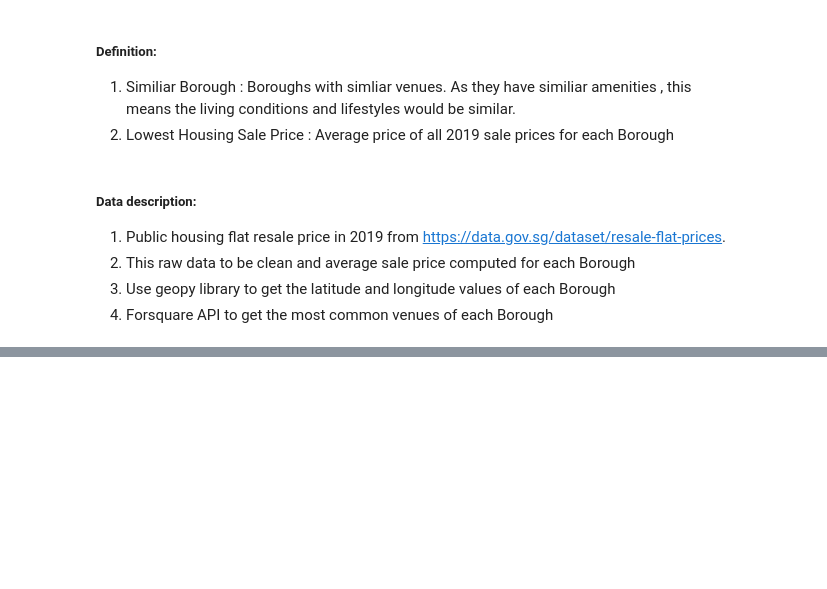
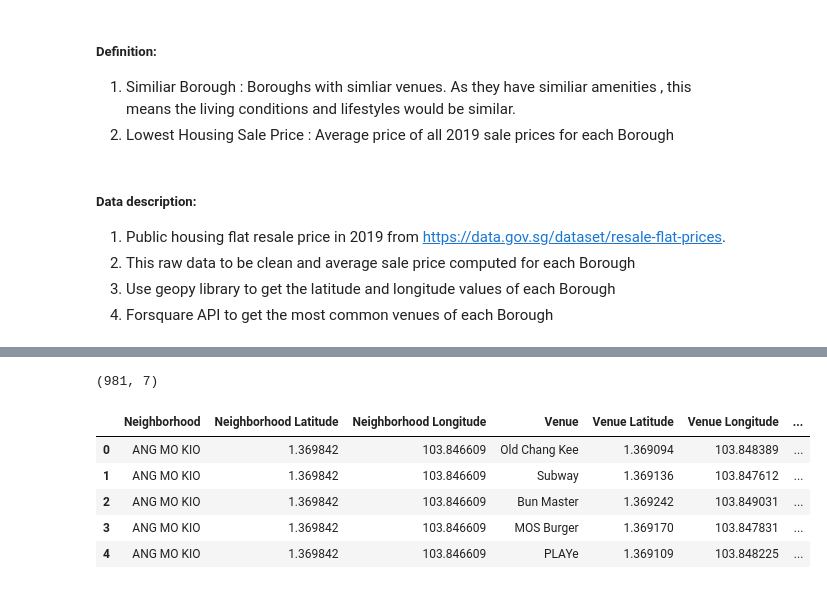
Before and after one commit to fabiankoh/AppliedDataScienceCapstone, a Jupyter notebook: Applied Data Science CapstoneProjectW4-5.ipynb, the cells around one changed output, grey strips where cells are left out. Drawn from its saved outputs; the diff is of its cells as text; code cells hidden in the pictures; blank space fills up the shorter version.

```diff
--- a/Applied Data Science CapstoneProjectW4-5.ipynb
+++ b/Applied Data Science CapstoneProjectW4-5.ipynb
@@ -23,0 +304,12 @@ Best borough in this case would be the lowest priced Borough among the other sim
+# %%
+#Check the size of the resulting dataframe
+print(sg_venues.shape)
+sg_venues.head()
+# %% [output]
+(981, 7)
+|  | Neighborhood | Neighborhood Latitude | Neighborhood Longitude | Venue | Venue Latitude | Venue Longitude | ... |
+| 0 | ANG MO KIO | 1.369842 | 103.846609 | Old Chang Kee | 1.369094 | 103.848389 | ... |
+| 1 | ANG MO KIO | 1.369842 | 103.846609 | Subway | 1.369136 | 103.847612 | ... |
+| 2 | ANG MO KIO | 1.369842 | 103.846609 | Bun Master | 1.369242 | 103.849031 | ... |
+| 3 | ANG MO KIO | 1.369842 | 103.846609 | MOS Burger | 1.369170 | 103.847831 | ... |
+| 4 | ANG MO KIO | 1.369842 | 103.846609 | PLAYe | 1.369109 | 103.848225 | ... |
```
Also changed, not shown: parts of 80 cells of this notebook.
